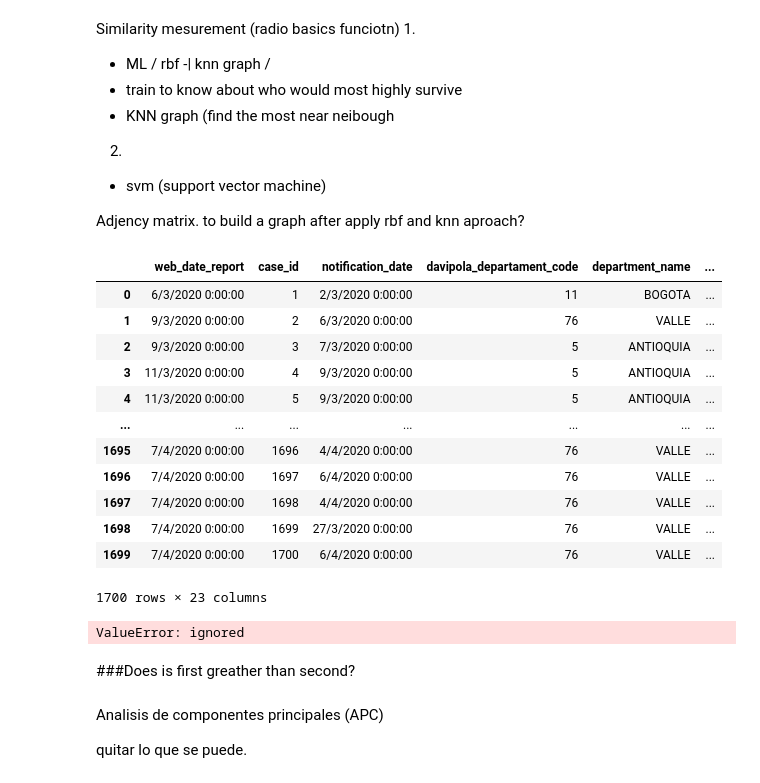
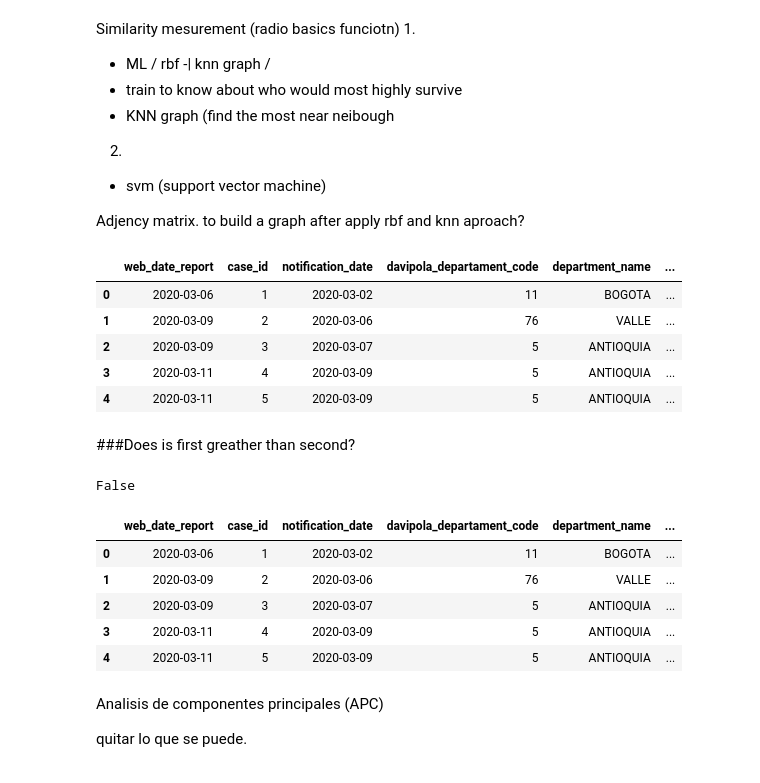
Before and after one commit to Python-Neiva/risk-factors-covid19, a Jupyter notebook: ResearchInPython.ipynb, the cells around one changed output. Cells and saved outputs as stored; diff of their text form; code cells hidden in the pictures.

```diff
--- a/ResearchInPython.ipynb
+++ b/ResearchInPython.ipynb
@@ -60,7 +58,7 @@ def requestColombianData(limit = 1000):
 
 
 def getCsvDataSet(path='/content/drive/MyDrive/Salisbury/data/covid_downloaded.csv'):
-  return pd.read_csv(r''+path)
+  return pd.read_csv(r''+path, low_memory=False)
 # %%
 #dataset from csv
 df = getCsvDataSet()
@@ -219,5 +197,3 @@ Index(['web_date_report', 'case_id', 'notification_date',
        'beginning_symptoms_date', 'date_of_death', 'date_of_diagnosis',
        'date_of_recovery', 'recovery_type', 'ethnicity', 'ethnic_group_name'],
       dtype='object')
-# %%
-df = df.fillna(0)
@@ -325,21 +266,14 @@ Similarity mesurement (radio basics funciotn)
 
 Adjency matrix. to build a graph after apply rbf and knn aproach?
 # %%
-df.head(1700)
+df.head()
 # %% [output]
 |  | web_date_report | case_id | notification_date | davipola_departament_code | department_name | ... |
-| 0 | 6/3/2020 0:00:00 | 1 | 2/3/2020 0:00:00 | 11 | BOGOTA | ... |
-| 1 | 9/3/2020 0:00:00 | 2 | 6/3/2020 0:00:00 | 76 | VALLE | ... |
-| 2 | 9/3/2020 0:00:00 | 3 | 7/3/2020 0:00:00 | 5 | ANTIOQUIA | ... |
-| 3 | 11/3/2020 0:00:00 | 4 | 9/3/2020 0:00:00 | 5 | ANTIOQUIA | ... |
-| 4 | 11/3/2020 0:00:00 | 5 | 9/3/2020 0:00:00 | 5 | ANTIOQUIA | ... |
-| ... | ... | ... | ... | ... | ... | ... |
-| 1695 | 7/4/2020 0:00:00 | 1696 | 4/4/2020 0:00:00 | 76 | VALLE | ... |
-| 1696 | 7/4/2020 0:00:00 | 1697 | 6/4/2020 0:00:00 | 76 | VALLE | ... |
-| 1697 | 7/4/2020 0:00:00 | 1698 | 4/4/2020 0:00:00 | 76 | VALLE | ... |
-| 1698 | 7/4/2020 0:00:00 | 1699 | 27/3/2020 0:00:00 | 76 | VALLE | ... |
-| 1699 | 7/4/2020 0:00:00 | 1700 | 6/4/2020 0:00:00 | 76 | VALLE | ... |
+| 0 | 2020-03-06 | 1 | 2020-03-02 | 11 | BOGOTA | ... |
+| 1 | 2020-03-09 | 2 | 2020-03-06 | 76 | VALLE | ... |
+| 2 | 2020-03-09 | 3 | 2020-03-07 | 5 | ANTIOQUIA | ... |
+| 3 | 2020-03-11 | 4 | 2020-03-09 | 5 | ANTIOQUIA | ... |
+| 4 | 2020-03-11 | 5 | 2020-03-09 | 5 | ANTIOQUIA | ... |
-1700 rows × 23 columns
 # %%
 df["beginning_symptoms_date"] = pd.to_datetime(df["beginning_symptoms_date"],format='%d/%m/%Y %H:%M:%S')
 df["date_of_death"] = pd.to_datetime(df["date_of_death"],format='%d/%m/%Y %H:%M:%S')
@@ -347,17 +281,24 @@ df["web_date_report"] = pd.to_datetime(df["web_date_report"],format='%d/%m/%Y %H
 df["date_of_recovery"] = pd.to_datetime(df["date_of_recovery"],format='%d/%m/%Y %H:%M:%S')
 df["date_of_diagnosis"] = pd.to_datetime(df["date_of_diagnosis"],format='%d/%m/%Y %H:%M:%S')
 df["notification_date"] = pd.to_datetime(df["notification_date"],format='%d/%m/%Y %H:%M:%S')
-# %% [output]
-ValueError: ignored
 # %% [markdown]
 ###Does is first greather than second?
 # %%
 df["beginning_symptoms_date"][0] > df["beginning_symptoms_date"][1]
+# %% [output]
+False
 # %%
 for i in df.select_dtypes(include='object'):
   df[i] = df[i].str.upper()
 # %%
 df.head()
+# %% [output]
+|  | web_date_report | case_id | notification_date | davipola_departament_code | department_name | ... |
+| 0 | 2020-03-06 | 1 | 2020-03-02 | 11 | BOGOTA | ... |
+| 1 | 2020-03-09 | 2 | 2020-03-06 | 76 | VALLE | ... |
+| 2 | 2020-03-09 | 3 | 2020-03-07 | 5 | ANTIOQUIA | ... |
+| 3 | 2020-03-11 | 4 | 2020-03-09 | 5 | ANTIOQUIA | ... |
+| 4 | 2020-03-11 | 5 | 2020-03-09 | 5 | ANTIOQUIA | ... |
 # %%
 df.describe()
 # %% [markdown]
```
Also changed, not shown: parts of 20 cells of this notebook.
